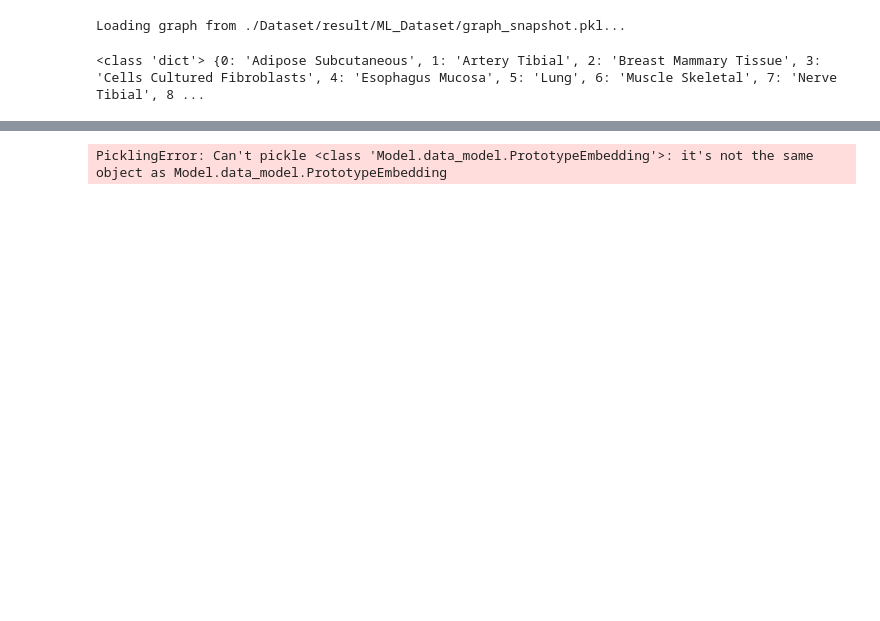
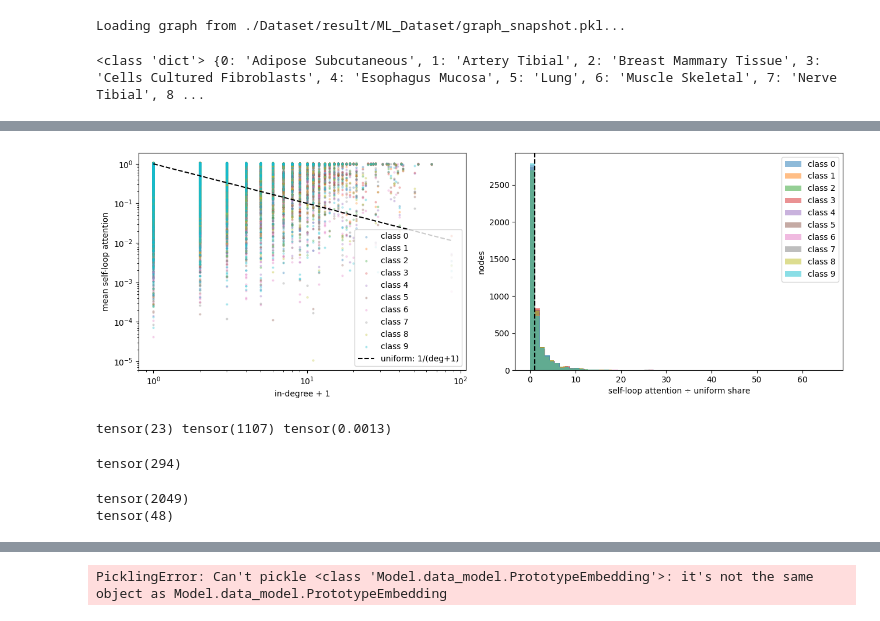
Before and after one commit to yoyo4581/GNN_POmics, a Jupyter notebook: RefinedML.ipynb, the cells around one changed output, grey strips where cells are left out. Cells and saved outputs as stored; diff of their text form; code cells hidden in the pictures; blank space fills up the shorter version.

```diff
--- a/RefinedML.ipynb
+++ b/RefinedML.ipynb
@@ -432,0 +394,54 @@ model.warmup_complete = True
+# %%
+import torch
+import matplotlib.pyplot as plt
+
+N_REAL = 9706
+ei = train_dataset[0].edge_index
+n_nodes = 4601
+
+# nodes owning the appended loop block, in order (2 lines, keeps the pairing honest)
+had_loop = torch.zeros(n_nodes, dtype=torch.bool)
+had_loop[ei[0][ei[0] == ei[1]]] = True
+loop_nodes = (~had_loop).nonzero().flatten()        # 4468, ascending
+# if you'd rather truly assume all nodes: loop_nodes = torch.arange(n_nodes)
+
+indeg = torch.bincount(ei[1], minlength=n_nodes).float()[loop_nodes]
+loop_att = {k: v[:, N_REAL:].mean(0) for k, v in stacks.items()}
+
+fig, axes = plt.subplots(1, 2, figsize=(13, 4.5))
+
+for k, a in sorted(loop_att.items()):
+    axes[0].scatter(indeg + 1, a, s=4, alpha=0.25, label=f"class {k}")
+x = torch.logspace(0, torch.log10(indeg.max() + 1), 100)
+axes[0].plot(x, 1 / x, "k--", lw=1.5, label="uniform: 1/(deg+1)")
+axes[0].set(xscale="log", yscale="log",
+            xlabel="in-degree + 1", ylabel="mean self-loop attention")
+axes[0].legend()
+
+for k, a in sorted(loop_att.items()):
+    axes[1].hist((a * (indeg + 1)).numpy(), bins=60, alpha=0.5, label=f"class {k}")
+axes[1].axvline(1.0, color="k", ls="--", lw=1.5)
+axes[1].set(xlabel="self-loop attention ÷ uniform share", ylabel="nodes")
+axes[1].legend()
+
+plt.tight_layout()
+plt.show()
+# %% [output]
+[figure, added]
+# %%
+r = (loop_att[0] * (indeg + 1))
+print((r < 0.01).sum(), (r.sub(1).abs() < 0.05).sum(), r.min())
+# %% [output]
+tensor(23) tensor(1107) tensor(0.0013)
+# %%
+high_deg_pinned = ((indeg >= 5) & (loop_att[0] > 0.9)).sum()
+high_deg_pinned
+# %% [output]
+tensor(294)
+# %%
+print((indeg == 0).sum())
+mask = indeg > 0
+print((r[mask].sub(1).abs() < 0.05).sum())   # uniform among nodes that actually have neighbors
+# %% [output]
+tensor(2049)
+tensor(48)
```
Also changed, not shown: parts of 39 cells of this notebook, 32 other files.
